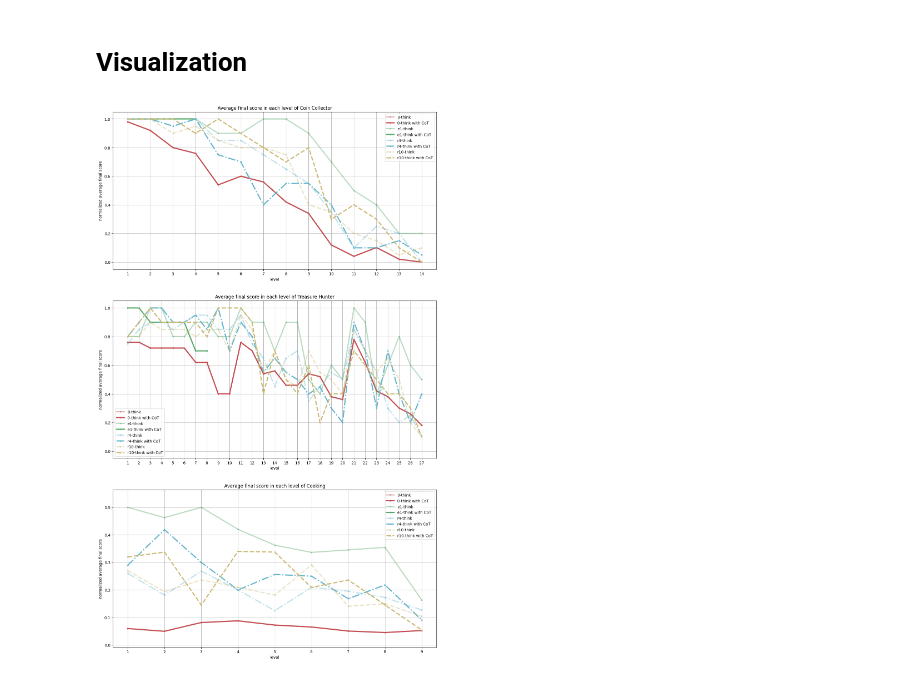
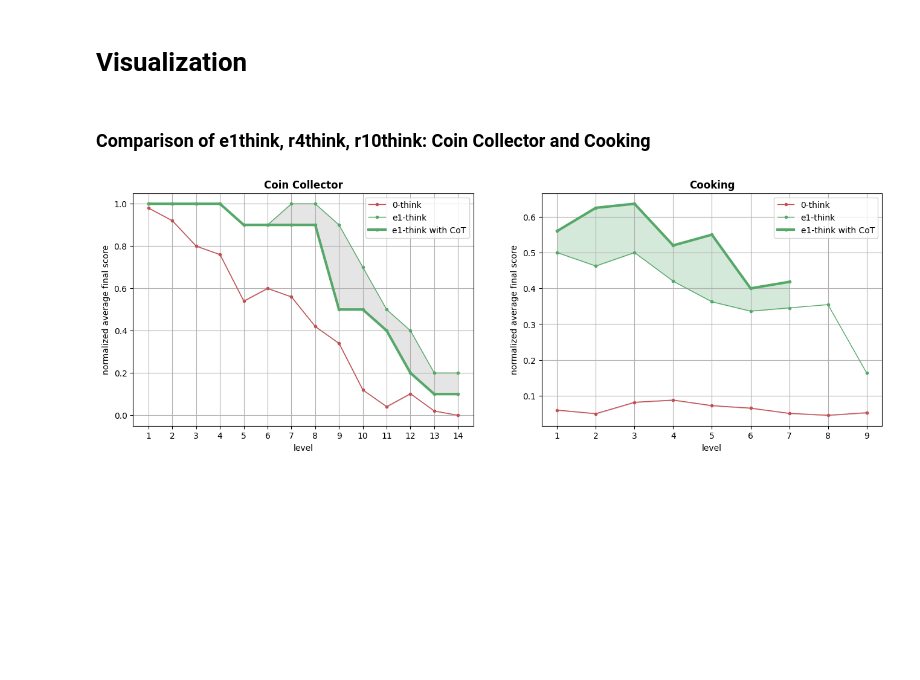
Before and after one commit to MizuGreg/LLMs-Play-Textual-Games, a Jupyter notebook: Code/Experiments/Experiment6+7.ipynb, the cells around one changed output. Cells and saved outputs as stored; diff of their text form; code cells hidden in the pictures; blank space fills up the shorter version.

```diff
--- a/Code/Experiments/Experiment6+7.ipynb
+++ b/Code/Experiments/Experiment6+7.ipynb
@@ -129,34 +135,43 @@ custom_linestyles = ["-", "-", "-.", "--"]
-# %%
-# %%%%% SCORE %%%%%
-
-fig, axes = plt.subplots(3,1, figsize=figsize)
-prettified_names = {"coin_collector": "Coin Collector", "cooking": "Cooking", "treasure_hunter": "Treasure Hunter"}
-
-for i, game in enumerate(final_arrays_scores_exp7.keys()):
-    ax = axes[i]
-    x = list(range(1, levels[game]+1))
-    for j, model in enumerate(models):
-        y_old, _ = final_arrays_scores_exp6[game][model]
-        y, y_ci = final_arrays_scores_exp7[game][model]
-
-        ax.fill_between(x[:len(y)],
-                        np.clip([k[0] for k in y_ci], 0, 1),
-                        np.clip([k[1] for k in y_ci], 0, 1),
-                        alpha=0.0,
-                        color=custom_palette[j])
-
-        ax.plot(x[:len(y_old)], y_old, label=f"{model}-think", marker=".", linestyle=custom_linestyles[j], linewidth=3, color=custom_palette[j], alpha=0.4)
-        ax.plot(x[:len(y)], y, label=f"{model}-think with CoT", marker=".", linestyle=custom_linestyles[j], linewidth=3, color=custom_palette[j])
-
-    ax.set_xlabel('level')
-    ax.set_ylabel('normalized average final score')
-    ax.set_title(f"Average final score in each level of {prettified_names[game]}")
-    ax.legend()
-
-    ax.set_xticks(x)
-    ax.grid()
-
-plt.show()
-# %% [output]
-[figure, removed]
+# %% [markdown]
+### Comparison of e1think, r4think, r10think: Coin Collector and Cooking
+# %%
+fig, axes = plt.subplots(1,2, figsize=figsize_hor)
+
+for i, game in enumerate(["coin_collector", "cooking"]):
+    ax = axes[i]
+    x = list(range(1, levels[game]+1))
+    for j, model in enumerate(models):
+        if model not in ["0", "e1"]:
+            continue
+        y_old, _ = final_arrays_scores_exp6[game][model]
+        y, y_ci = final_arrays_scores_exp7[game][model]
+
+        ax.plot(x[:len(y_old)], y_old, label=f"{model}-think", marker=".", linestyle=custom_linestyles[j], linewidth=1, color=custom_palette[j], alpha=1)
+        if model != "0":
+            ax.plot(x[:len(y)], y, label=f"{model}-think with CoT", marker=".", linestyle=custom_linestyles[j], linewidth=3, color=custom_palette[j])
+
+        ax.fill_between(x[:len(y)],
+                        y,
+                        np.minimum(y, y_old[:len(y)]),
+                        alpha=0.25,
+                        color=custom_palette[j])
+        ax.fill_between(x[:len(y)],
+                        y,
+                        np.maximum(y, y_old[:len(y)]),
+                        alpha=0.1,
+                        color="black")
+
+
+
+    ax.set_xlabel('level')
+    ax.set_ylabel('normalized average final score')
+    ax.set_title(f"{prettified_names[game]}", weight="bold")
+    ax.legend()
+
+    ax.set_xticks(x)
+    ax.grid()
+
+plt.show()
+# %% [output]
+[figure, added]
 # %%
```
Also changed, not shown: parts of 10 cells of this notebook, 4 other files.
